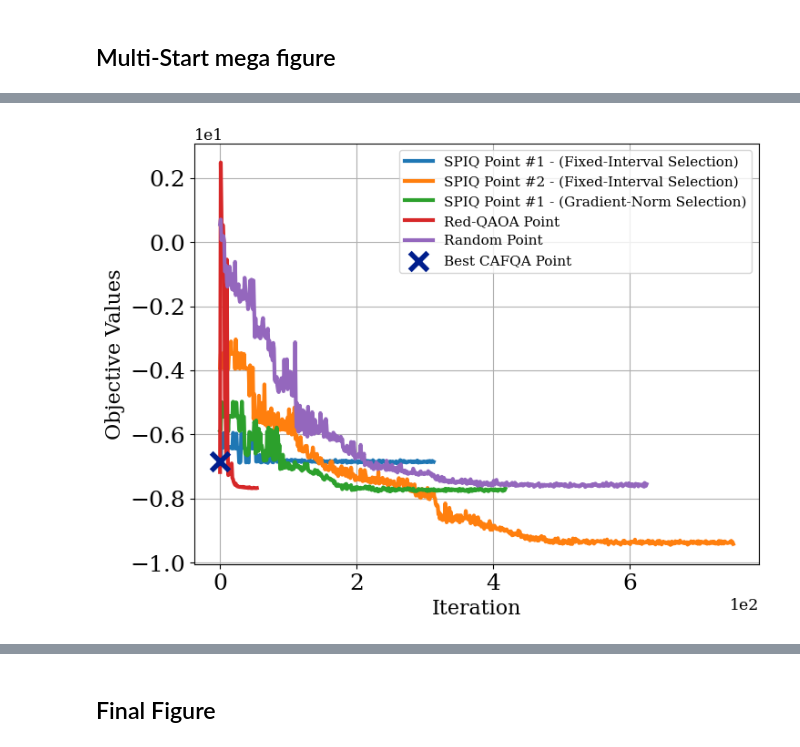
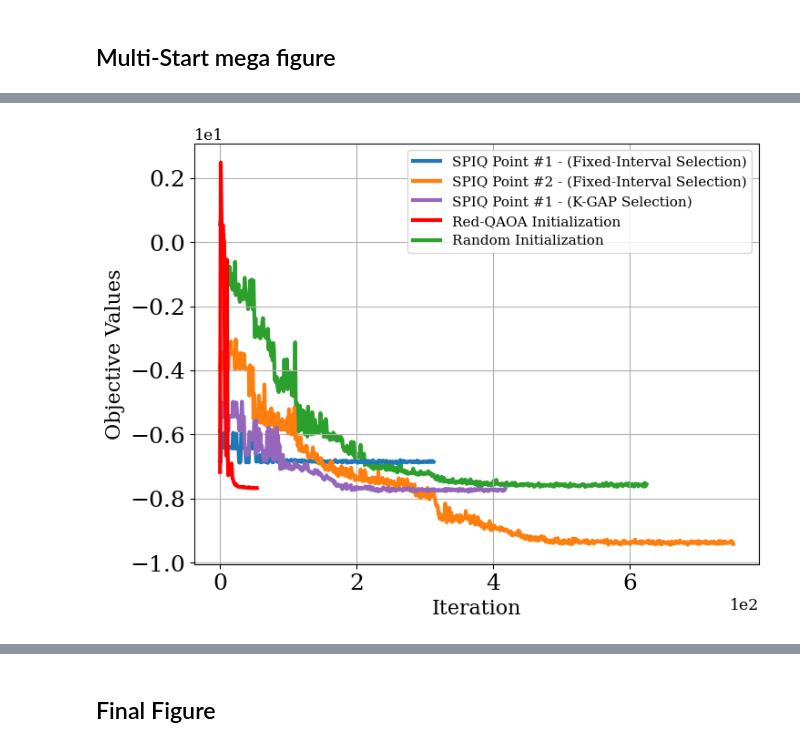
Before and after one commit to d-bharadwaj/SPIQ, a Jupyter notebook: playground_scripts/multi-start-figure.ipynb, the cells around one changed output, grey strips where cells are left out. Cells and saved outputs as stored; diff of their text form; code cells hidden in the pictures.

```diff
--- a/playground_scripts/multi-start-figure.ipynb
+++ b/playground_scripts/multi-start-figure.ipynb
@@ -47,13 +48,13 @@ clustering_obj_values = {task: cafqa_diff_points_data['Task_results'][task]['obj
 
 # Plot all obj_values for CAFQA_Clustering points on the same plot
 for i, (task, values) in enumerate(clustering_obj_values.items()):
-    plt.plot(values, label=f'SPIQ Point #{i+1} - (Gradient-Norm Selection)', linewidth=3)
+    plt.plot(values, label=f'SPIQ Point #{i+1} - (K-GAP Selection)', linewidth=3)
 
 red_qaoa_full_run_data = np.load('../np_data/Final_Data_Collection/Multi-Start/Red_QAOA_full_runs/Maxcut/12_qbs/result_seed_3.npy', allow_pickle=True).item()
 red_qaoa_obj_values = red_qaoa_full_run_data['obj_values']
-plt.plot(red_qaoa_obj_values, label='Red-QAOA Point', linewidth=3)
+plt.plot(red_qaoa_obj_values, label='Red-QAOA Initialization', linewidth=3, color='red')
 # plt.plot(cafqa_diff_points_data['Task_results']['Vanilla_task']['obj_values'], label='Random Init. Vanilla QAOA', zorder=7,linewidth=3)
-plt.plot(cafqa_diff_points_data['Task_results']['Random_MA-QAOA']['obj_values'], label='Random Point',linewidth=3)
+plt.plot(cafqa_diff_points_data['Task_results']['Random_MA-QAOA']['obj_values'], label='Random Initialization', linewidth=3, color="tab:green", zorder=1)
 
 # best_cafqa_energy = cafqa_diff_points_data['CAFQA_initialization_energy']
 
@@ -99,10 +100,16 @@ clustering_obj_values = {task: cafqa_diff_points_data['Task_results'][task]['obj
 
 # Plot all obj_values for CAFQA_Clustering points on the same plot
 for i, (task, values) in enumerate(clustering_obj_values.items()):
-    plt.plot(values, label=f'SPIQ Point #{i+1} - (Gradient-Norm Selection)', linewidth=3)
+    plt.plot(values, label=f'SPIQ Point #{i+1} - (K-GAP Selection)', linewidth=3)
 
 # plt.plot(cafqa_diff_points_data['Task_results']['Vanilla_task']['obj_values'], label='Random Init. Vanilla QAOA', zorder=7,linewidth=3)
-plt.plot(cafqa_diff_points_data['Task_results']['Random_MA-QAOA']['obj_values'], label='Random Point',linewidth=3)
+
+#Fake Red-QAOA data for label
+ax = plt.gca()
+ax.plot([], [], color='red', linewidth=3,
+        label='Red-QAOA (not usable for non-graph tasks)')
+
+plt.plot(cafqa_diff_points_data['Task_results']['Random_MA-QAOA']['obj_values'], label='Random Initialization', linewidth=3, color="tab:green", zorder=1)
 
 best_cafqa_energy = cafqa_diff_points_data['CAFQA_initialization_energy']
 
@@ -146,10 +153,16 @@ clustering_obj_values = {task: cafqa_diff_points_data['Task_results'][task]['obj
 
 # Plot all obj_values for CAFQA_Clustering points on the same plot
 for i, (task, values) in enumerate(clustering_obj_values.items()):
-    plt.plot(values, label=f'SPIQ Point #{i+1} - (Gradient-Norm Selection)', linewidth=2)
+    plt.plot(values, label=f'SPIQ Point #{i+1} - (K-GAP Selection)', linewidth=2)
 
 # plt.plot(cafqa_diff_points_data['Task_results']['Vanilla_task']['obj_values'], label='Random Init. Vanilla QAOA', zorder=7,linewidth=3)
-plt.plot(cafqa_diff_points_data['Task_results']['Random_MA-QAOA']['obj_values'], label='Random Point',linewidth=3)
+
+#Fake Red-QAOA data for label
+ax = plt.gca()
+ax.plot([], [], color='red', linewidth=3,
+        label='Red-QAOA (not usable for non-graph tasks)')
+
+plt.plot(cafqa_diff_points_data['Task_results']['Random_MA-QAOA']['obj_values'], label='Random Initialization', linewidth=3, color="tab:green", zorder=1)
 
 best_cafqa_energy = cafqa_diff_points_data['CAFQA_initialization_energy']
 
@@ -160,7 +173,7 @@ plt.ylabel('Objective Values',fontsize=16)
 # plt.axhline(y=best_cafqa_energy, color='r', linestyle='--', label='Best CAFQA Initialization')
 # plt.scatter(0, obj_values['CAFQA_Spaced_0'][0], color="#001e8d", s=200, zorder=5, marker='x', linewidths=4, label='Best CAFQA Point')
 # plt.title('QAOA for PCBO on \n 14 Feature Cancer Genomics Data')
-plt.ylim(-27000,5000)
+plt.ylim(-27000,500)
 plt.legend()
 plt.grid()
 plt.ticklabel_format(style='sci', axis='y', scilimits=(0,0))
@@ -189,36 +279,38 @@ for i, (task, values) in enumerate(obj_values.items()):
     plt.plot(values, label=f'SPIQ Point #{i+1} - (Fixed-Interval Selection)', linewidth=3)
 
 # Extract obj_values for CAFQA_Clustering points
 clustering_tasks = [f'CAFQA_Clustering_{0}' for i in range(1)]
 clustering_obj_values = {task: cafqa_diff_points_data['Task_results'][task]['obj_values'] for task in clustering_tasks}
 
 # Plot all obj_values for CAFQA_Clustering points on the same plot
 for i, (task, values) in enumerate(clustering_obj_values.items()):
-    plt.plot(values, label=f'SPIQ Point #{i+1} - (Gradient-Norm Selection)', linewidth=3)
+    plt.plot(values, label=f'SPIQ Point #{i+1} - (K-GAP Selection)', linewidth=3,color="tab:purple")
 
-plt.plot(cafqa_diff_points_data['Task_results']['Red_qaoa_task']['obj_values'], label='Red-QAOA Point', linewidth=3)
+plt.plot(cafqa_diff_points_data['Task_results']['Red_qaoa_task']['obj_values'], label='Red-QAOA Initialization', linewidth=3, color='red')
 # plt.plot(cafqa_diff_points_data['Task_results']['Vanilla_task']['obj_values'], label='Random Init. Vanilla QAOA', zorder=7,linewidth=3)
-plt.plot(cafqa_diff_points_data['Task_results']['Random_MA-QAOA']['obj_values'], label='Random Point',linewidth=3)
+plt.plot(cafqa_diff_points_data['Task_results']['Random_MA-QAOA']['obj_values'], label='Random Initialization', linewidth=3, color="tab:green", zorder=1)
 
 best_cafqa_energy = cafqa_diff_points_data['CAFQA_initialization_energy']
 
 # Add labels, title, legend, and grid
 plt.tick_params(axis='both', which='major', labelsize=18)
 plt.xlabel('Iteration', fontsize=16)
 plt.ylabel('Objective Values',fontsize=16)
 # plt.axhline(y=best_cafqa_energy, color='r', linestyle='--', label='Best CAFQA Initialization')
-plt.scatter(0, obj_values['CAFQA_Spaced_0'][0], color="#001e8d", s=200, zorder=5, marker='x', linewidths=4, label='Best CAFQA Point')
+# plt.scatter(0, obj_values['CAFQA_Spaced_0'][0], color="#001e8d", s=200, zorder=5, marker='x', linewidths=4, label='Best CAFQA Point')
 # plt.title('QAOA for PCBO on \n 14 Feature Cancer Genomics Data')
 
 plt.legend()
 plt.grid()
 plt.ticklabel_format(style='sci', axis='y', scilimits=(0,0))
 plt.ticklabel_format(style='sci', axis='x', scilimits=(0,0))
-fig4 = plt.gcf()     # get current figure
+fig5 = plt.gcf()     # get current figure
 
 # plt.savefig('../plots/teague_14_feature_cancer_genomics.pdf', dpi=500, bbox_inches='tight')
 plt.show()
 
+
+
 #NOTE: dont worry about result because cafqa can find better with more gens. also this is unweighted problem.
 # %% [output]
-[figure, old version]
+[figure, new version]
```
Also changed, not shown: parts of 7 cells of this notebook, 17 other files.
